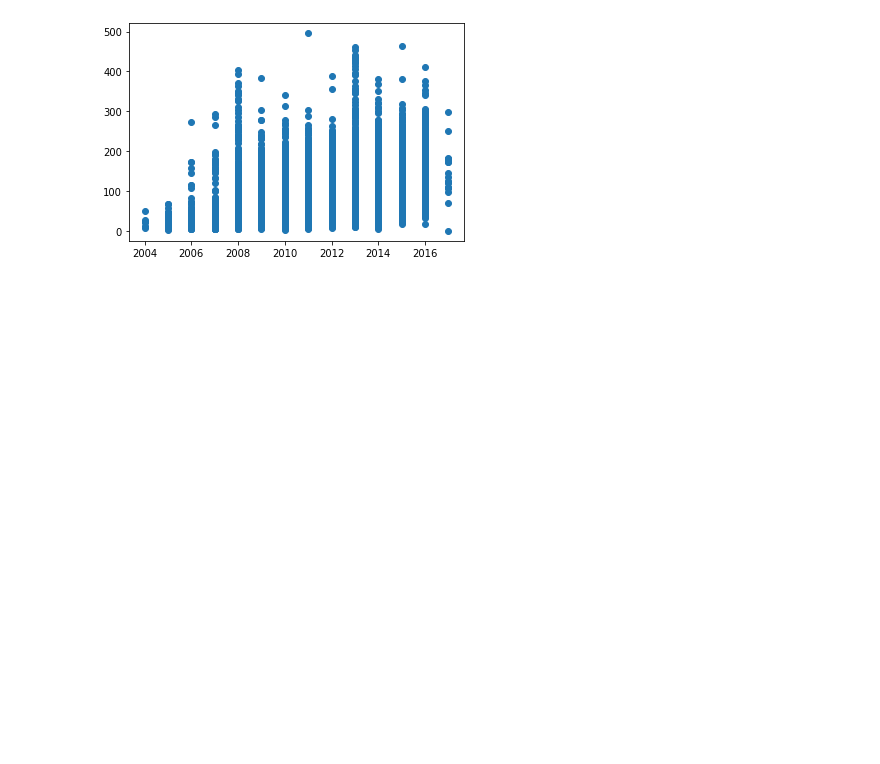
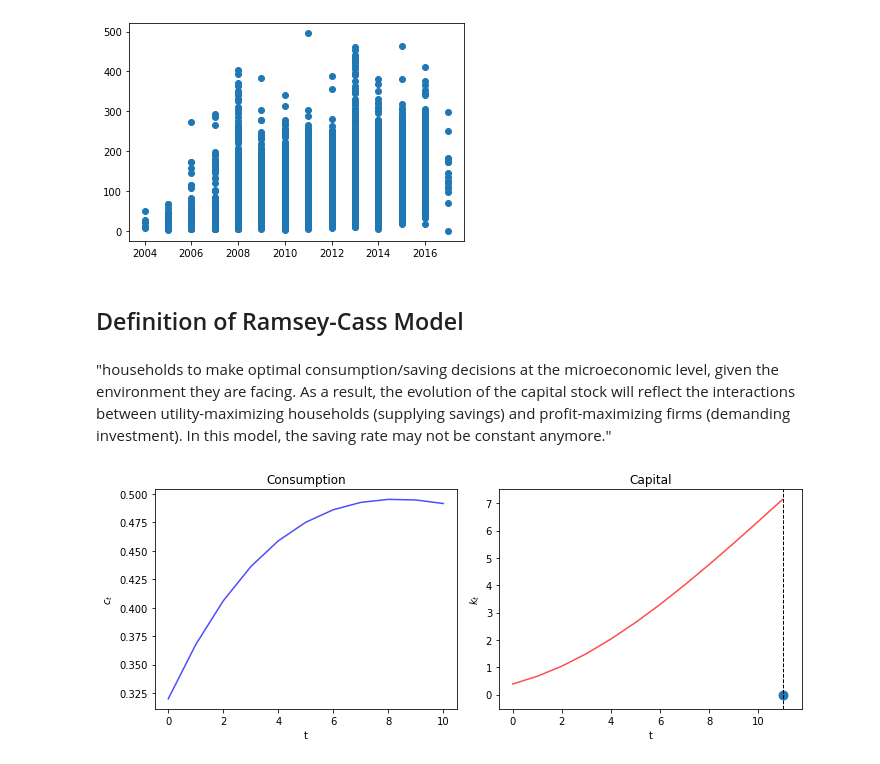
Before and after one commit to FRI-Energy-Analytics/2020_summer_fellows, a Jupyter notebook: Feature Selection - Novel Viz/Model_Testing/Solow.ipynb, the cells around one changed output. Saved outputs shown, nothing was run; the diff lists cells and outputs as text; code cells hidden in the pictures; blank space fills up the shorter version.

```diff
--- a/Feature Selection - Novel Viz/Model_Testing/Solow.ipynb
+++ b/Feature Selection - Novel Viz/Model_Testing/Solow.ipynb
@@ -232,3 +233,10 @@ plt.scatter(DatabaseDF['Year Drilled'], DatabaseDF['12 month Cum Prod'])
 # %% [output]
 <matplotlib.collections.PathCollection at 0x...>
 [figure]
+# %% [markdown]
+## Definition of Ramsey-Cass Model
+# %% [markdown]
+"households to make optimal consumption/saving decisions at the microeconomic level, given the environment
+they are facing. As a result, the evolution of the capital stock will reflect the interactions between
+utility-maximizing households (supplying savings) and profit-maximizing firms (demanding
+investment). In this model, the saving rate may not be constant anymore."
@@ -234,0 +331,67 @@ plt.scatter(DatabaseDF['Year Drilled'], DatabaseDF['12 month Cum Prod'])
+# %%
+# Parameters
+γ = 2.27                    # Took ratio of All factors of production to the feature that influences the production the most
+δ = 0.15                    # Depreciation rate used in Solow model
+β = (1 / (1+0.07)**(0.31))  # calculation of discount factor
+α = 0.44                    # capital used in solow model
+A = 1                       # Assume all technology works
+
+# Initial guesses
+T = 10
+c = np.zeros(T+1)  # T periods of consumption initialized to 0
+# T periods of capital initialized to 0 (T+2 to include t+1 variable as well)
+k = np.zeros(T+2)
+k[0] = 0.39  # Initial k
+c[0] = 0.32 # Guess of c_0
+
+@njit
+def shooting_method(c, # Initial consumption
+                    k,   # Initial capital
+                    γ,   # Coefficient of relative risk aversion
+                    δ,   # Depreciation rate on capital# Depreciation rate
+                    β,   # Discount factor
+                    α,   # Return to capital per capita
+                    A):  # Technology
+
+    T = len(c) - 1
+
+    for t in range(T):
+        # Equation 1 with inequality
+        k[t+1] = f(A=A, k=k[t], α=α) + (1 - δ) * k[t] - c[t]
+        if k[t+1] < 0:   # Ensure nonnegativity
+            k[t+1] = 0
+
+      # Equation 2: We keep in the general form to show how we would
+      # solve if we didn't want to do any simplification
+
+        if β * (f_prime(A=A, k=k[t+1], α=α) + (1 - δ)) == np.inf:
+            # This only occurs if k[t+1] is 0, in which case, we won't
+            # produce anything next period, so consumption will have to be 0
+            c[t+1] = 0
+        else:
+            c[t+1] = u_prime_inv(u_prime(c=c[t], γ=γ) \
+            / (β * (f_prime(A=A, k=k[t+1], α=α) + (1 - δ))), γ=γ)
+
+    # Terminal condition calculation
+    k[T+1] = f(A=A, k=k[T], α=α) + (1 - δ) * k[T] - c[T]
+
+    return c, k
+
+paths = shooting_method(c, k, γ, δ, β, α, A)
+
+fig, axes = plt.subplots(1, 2, figsize=(10, 4))
+colors = ['blue', 'red']
+titles = ['Consumption', 'Capital']
+ylabels = ['$c_t$', '$k_t$']
+
+for path, color, title, y, ax in zip(paths, colors, titles, ylabels, axes):
+    ax.plot(path, c=color, alpha=0.7)
+    ax.set(title=title, ylabel=y, xlabel='t')
+
+ax.scatter(T+1, 0, s=80)
+ax.axvline(T+1, color='k', ls='--', lw=1)
+
+plt.tight_layout()
+plt.show()
+# %% [output]
+[figure, added]
```
Also changed, not shown: parts of 9 cells of this notebook.
